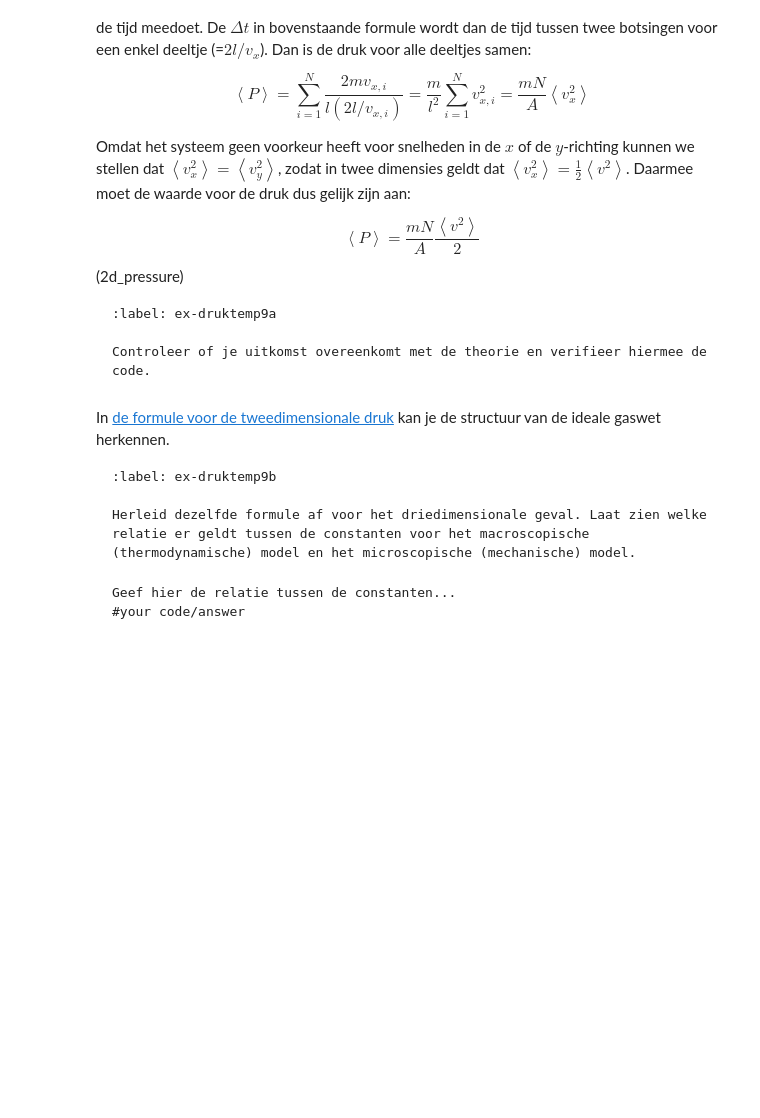
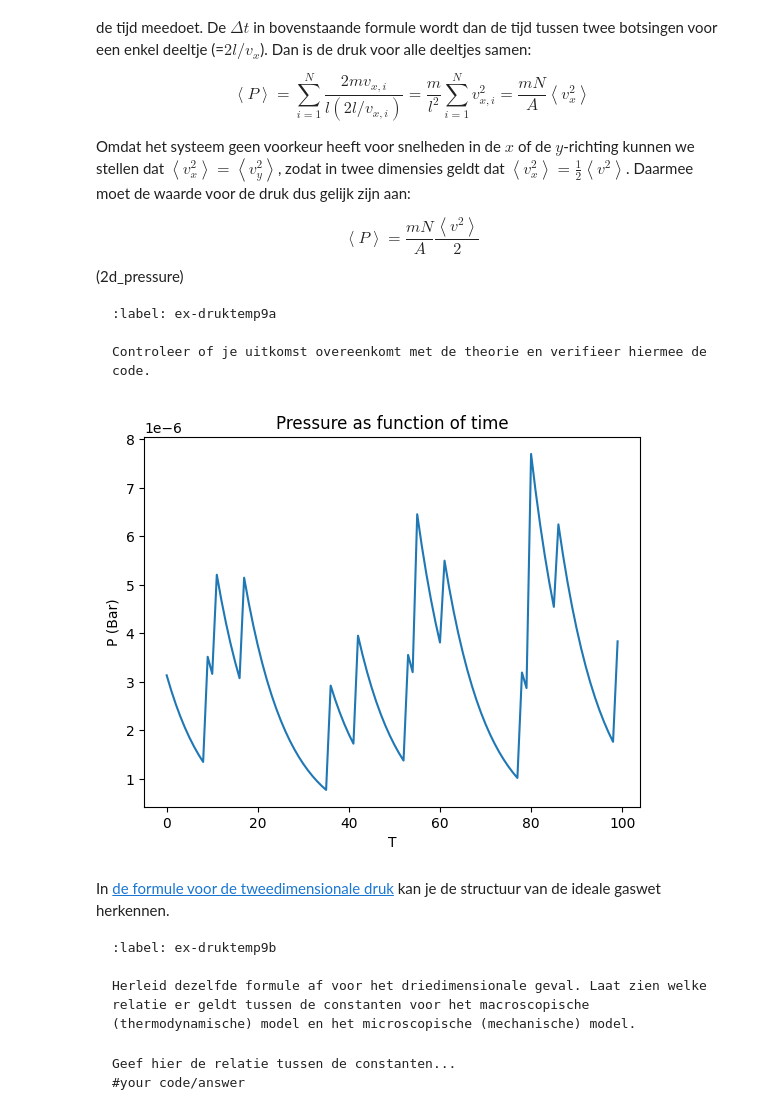
Before and after one commit to DavantePES/inleidend-practicum-2, a Jupyter notebook: Content/PySim/5_druktemp.ipynb, the cells around one changed output. Saved outputs shown, nothing was run; the diff lists cells and outputs as text; code cells hidden in the pictures; blank space fills up the shorter version.

````diff
--- a/Content/PySim/5_druktemp.ipynb
+++ b/Content/PySim/5_druktemp.ipynb
@@ -410,6 +449,34 @@ $$ (2d_pressure)
 
 Controleer of je uitkomst overeenkomt met de theorie en verifieer hiermee de code.
 ```
+# %%
+L_scale = 10**-9 / BOX_SIZE_0  # naar meter
+V_scale = 500 / V_0           # naar m/s
+R_scale = 3e-9 / RADIUS       # nm naar meter
+DT_scale = L_scale / V_scale  # seconden per simulatie-timestep
+mscale = 1 # mass scale
+
+pressures_SI = pressures * mscale * (V_scale**2 / L_scale**2)  # correctiefactoren toepassen
+
+pressures_SI = pressures_SI * 10**-5 # van Pascal naar Bar
+
+plt.figure()
+plt.plot(range(steps), pressures_SI)
+plt.xlabel('T')
+plt.ylabel('P (Bar)')
+plt.title('Pressure as function of time')
+plt.show()
+
+# De druk komt niet eens in de buurt de verwachte waarde van 10 bar omdat 40 deeltjes veelste weinig is om deze botsingen accuraat te meten
+# dus of het volume moet omlaag of het aantal deeltjes omhoog
+
+# Vraag over 'exponentieel voortschrijdend gemiddelde'
+# Als je de code hierboven in de tweede handle_walls functie bekijkt dan zie je dat daar
+# iteratief de druk wordt bijgewerkt. Als je dit uitschrijft dan krijg je (met a = alpha)
+# Pn = aPnieuw + (1-a)Pn-1 = aPnieuw + a(1-a)Pnieuw-1 + a(1-a)^2Pnieuw-2 + ...
+# Dit is 'voortschrijdend' want het gebeurt iteratief, het is exponentieel want de bijdrage van oude waardes neemt exponentieel af, en dan natuurlijk het gemiddelde.
+# %% [output]
+[figure, added]
 # %% [markdown]
 In [de formule voor de tweedimensionale druk](2d_pressure) kan je de structuur van de ideale gaswet herkennen.
 
````
Also changed, not shown: parts of 5 cells of this notebook, 1 other file.
